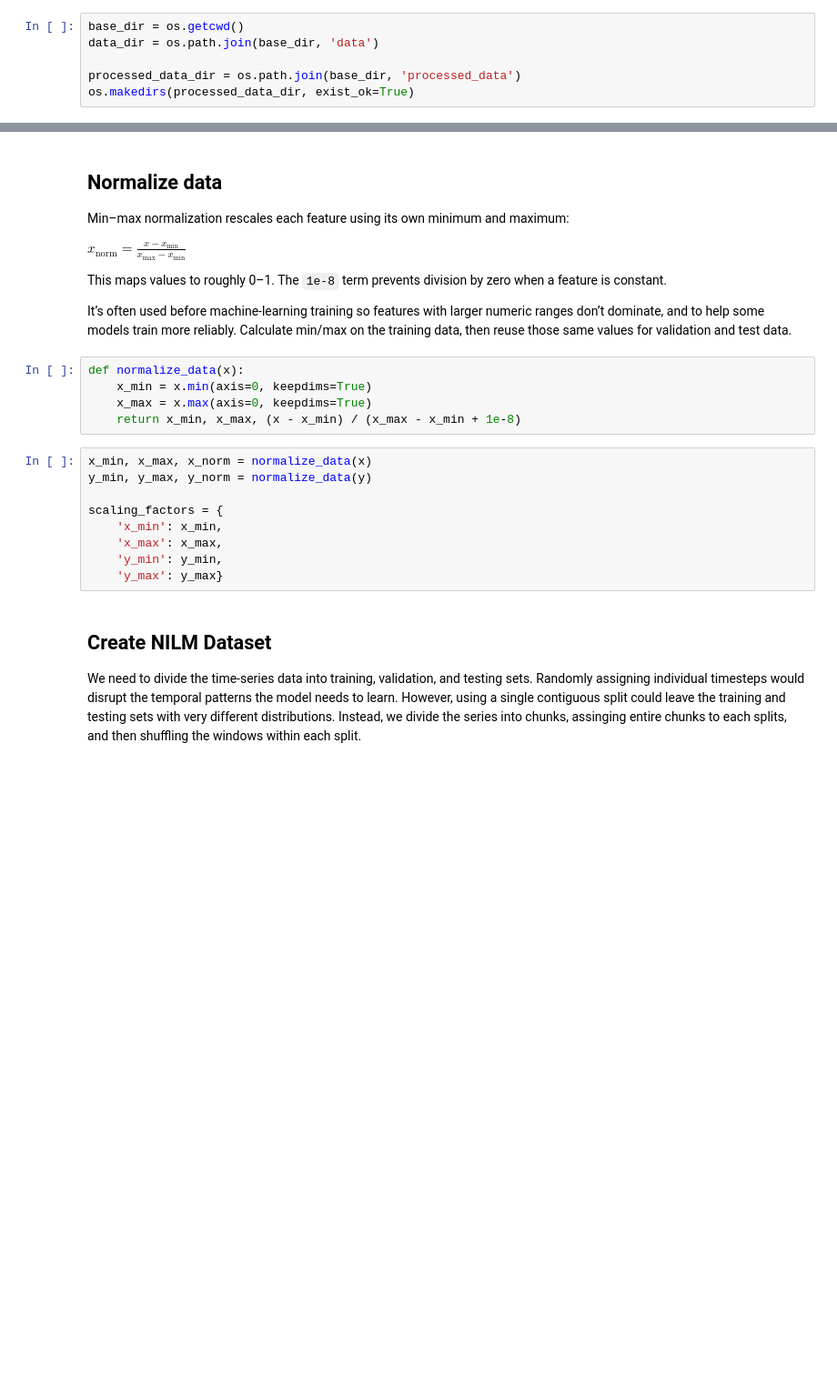
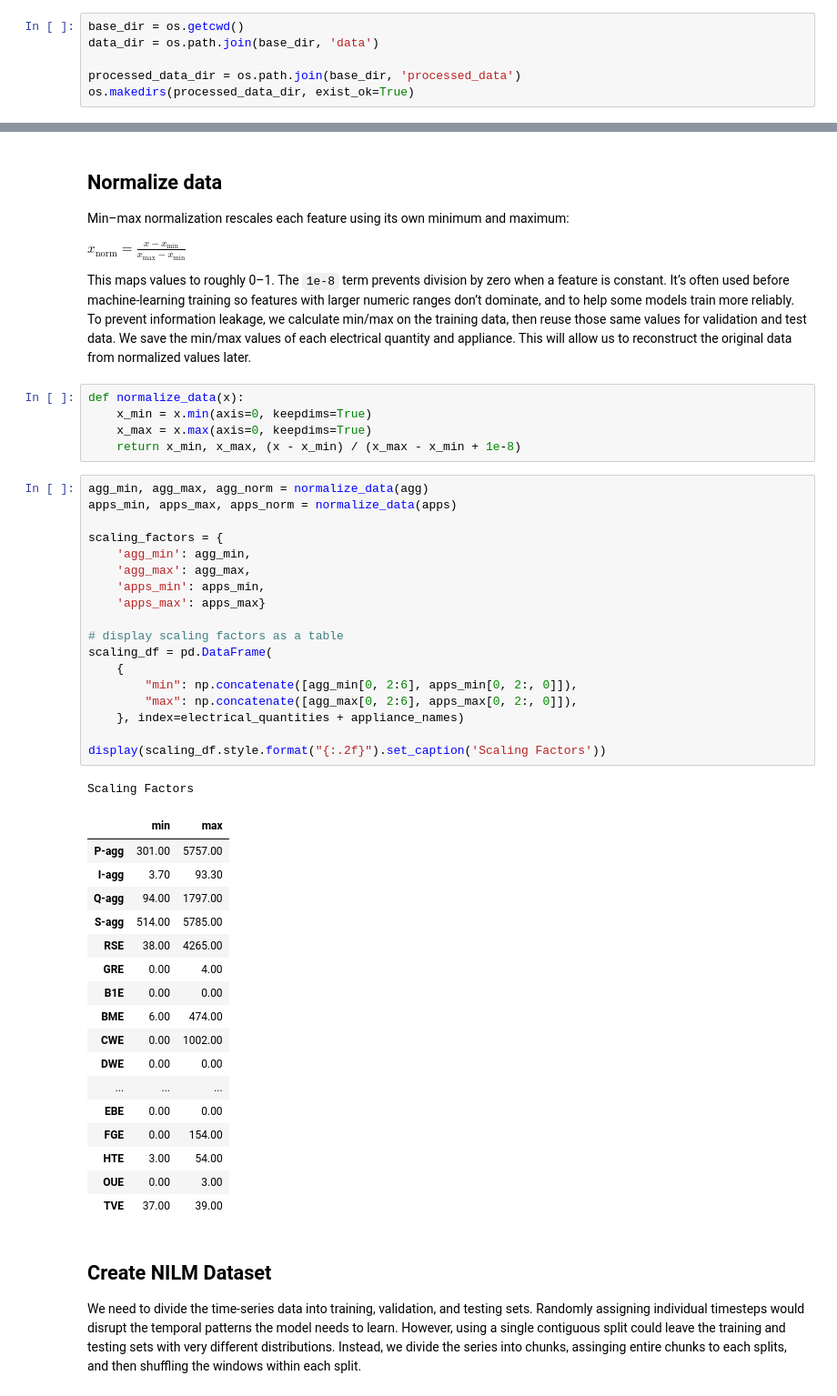
Before and after one commit to codettlaff/Differential-Privacy-PESGM2026, a Jupyter notebook: data_generation.ipynb, the cells around one changed output, grey strips where cells are left out. Shown at 91% size. Drawn from its saved outputs; the diff is of its cells as text; blank space fills up the shorter version.

```diff
--- a/data_generation.ipynb
+++ b/data_generation.ipynb
@@ -105,23 +97,49 @@ $
 x_{\text{norm}} = \frac{x - x_{\min}}{x_{\max} - x_{\min}}
 $
 
-This maps values to roughly 0–1. The `1e-8` term prevents division by zero when a feature is constant.
-
-It’s often used before machine-learning training so features with larger numeric ranges don’t dominate, and to help some models train more reliably. Calculate min/max on the training data, then reuse those same values for validation and test data.
+This maps values to roughly 0–1. The `1e-8` term prevents division by zero when a feature is constant. It’s often used before machine-learning training so features with larger numeric ranges don’t dominate, and to help some models train more reliably. To prevent information leakage, we calculate min/max on the training data, then reuse those same values for validation and test data. We save the min/max values of each electrical quantity and appliance. This will allow us to reconstruct the original data from normalized values later.
 # %%
 def normalize_data(x):
     x_min = x.min(axis=0, keepdims=True)
     x_max = x.max(axis=0, keepdims=True)
     return x_min, x_max, (x - x_min) / (x_max - x_min + 1e-8)
 # %%
-x_min, x_max, x_norm = normalize_data(x)
-y_min, y_max, y_norm = normalize_data(y)
+agg_min, agg_max, agg_norm = normalize_data(agg)
+apps_min, apps_max, apps_norm = normalize_data(apps)
 
 scaling_factors = {
-    'x_min': x_min,
-    'x_max': x_max,
-    'y_min': y_min,
-    'y_max': y_max}
+    'agg_min': agg_min,
+    'agg_max': agg_max,
+    'apps_min': apps_min,
+    'apps_max': apps_max}
+
+# display scaling factors as a table
+scaling_df = pd.DataFrame(
+    {
+        "min": np.concatenate([agg_min[0, 2:6], apps_min[0, 2:, 0]]),
+        "max": np.concatenate([agg_max[0, 2:6], apps_max[0, 2:, 0]]),
+    }, index=electrical_quantities + appliance_names)
+
+display(scaling_df.style.format("{:.2f}").set_caption('Scaling Factors'))
+# %% [output]
+Scaling Factors
+|  | min | max |
+| P-agg | 301.00 | 5757.00 |
+| I-agg | 3.70 | 93.30 |
+| Q-agg | 94.00 | 1797.00 |
+| S-agg | 514.00 | 5785.00 |
+| RSE | 38.00 | 4265.00 |
+| GRE | 0.00 | 4.00 |
+| B1E | 0.00 | 0.00 |
+| BME | 6.00 | 474.00 |
+| CWE | 0.00 | 1002.00 |
+| DWE | 0.00 | 0.00 |
+| ... | ... | ... |
+| EBE | 0.00 | 0.00 |
+| FGE | 0.00 | 154.00 |
+| HTE | 3.00 | 54.00 |
+| OUE | 0.00 | 3.00 |
+| TVE | 37.00 | 39.00 |
 # %% [markdown]
 ## Create NILM Dataset
 
```
Also changed, not shown: parts of 13 cells of this notebook, 1 other file.
